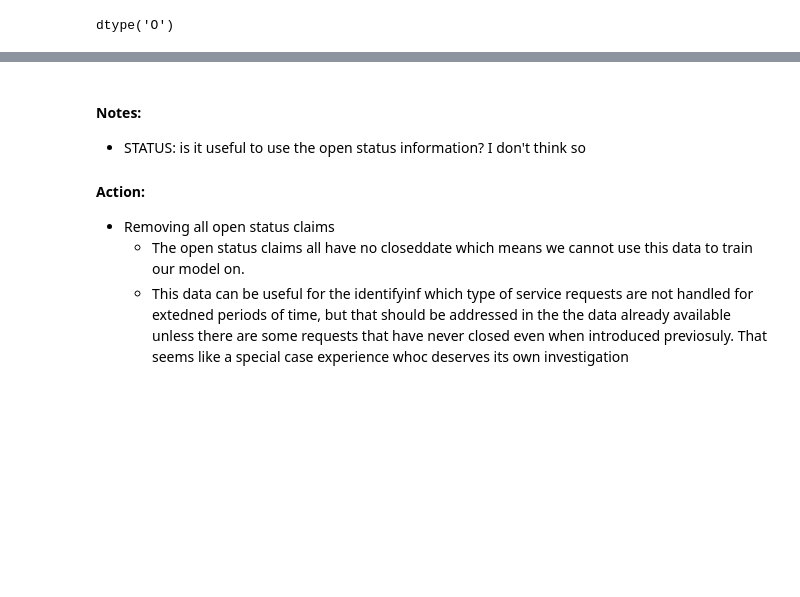
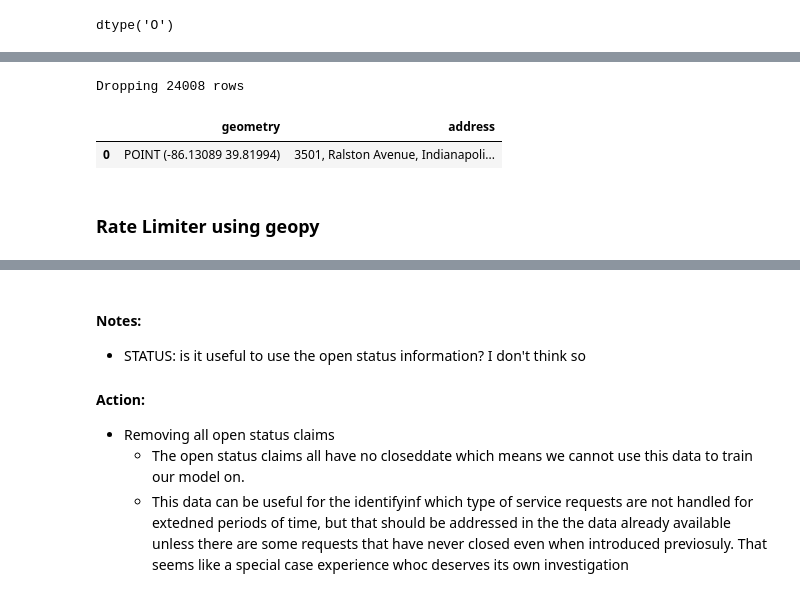
Before and after one commit to aaron-mv-moore/indy-action-time, a Jupyter notebook: 00_working_prepare_mac.ipynb, the cells around one changed output, grey strips where cells are left out. Cells and saved outputs as stored; diff of their text form; code cells hidden in the pictures; blank space fills up the shorter version.

```diff
--- a/00_working_prepare_mac.ipynb
+++ b/00_working_prepare_mac.ipynb
@@ -290,0 +233,5 @@ dtype('O')
+# %%
+# getting the clean mac data
+df = clean_mac_data()
+# %% [output]
+Dropping 24008 rows
@@ -290,0 +249,10 @@ dtype('O')
+# %%
+# getting a small batch to try it out first
+geo = geocode(df.iloc[1]['full_address'], provider='Nominatim', user_agent='indy_action_time', timeout=10)
+geo
+# success, but now we need to set it up for all of them
+# %% [output]
+|  | geometry | address |
+| 0 | POINT (-86.13089 39.81994) | 3501, Ralston Avenue, Indianapoli... |
+# %% [markdown]
+### Rate Limiter using geopy
```
Also changed, not shown: parts of 19 cells of this notebook, 3 other files.
